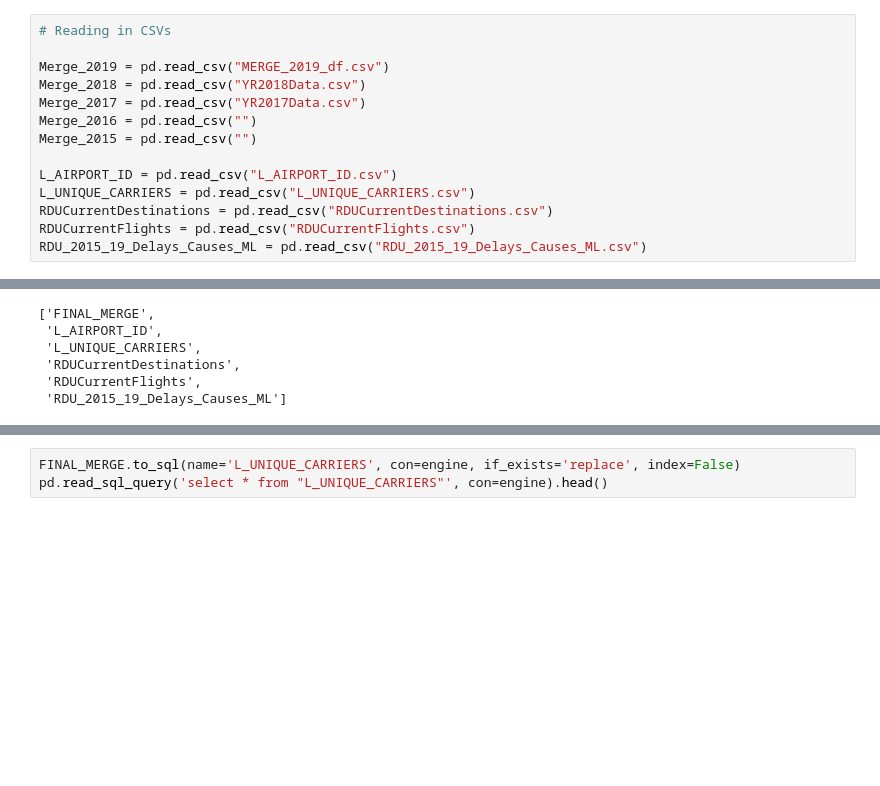
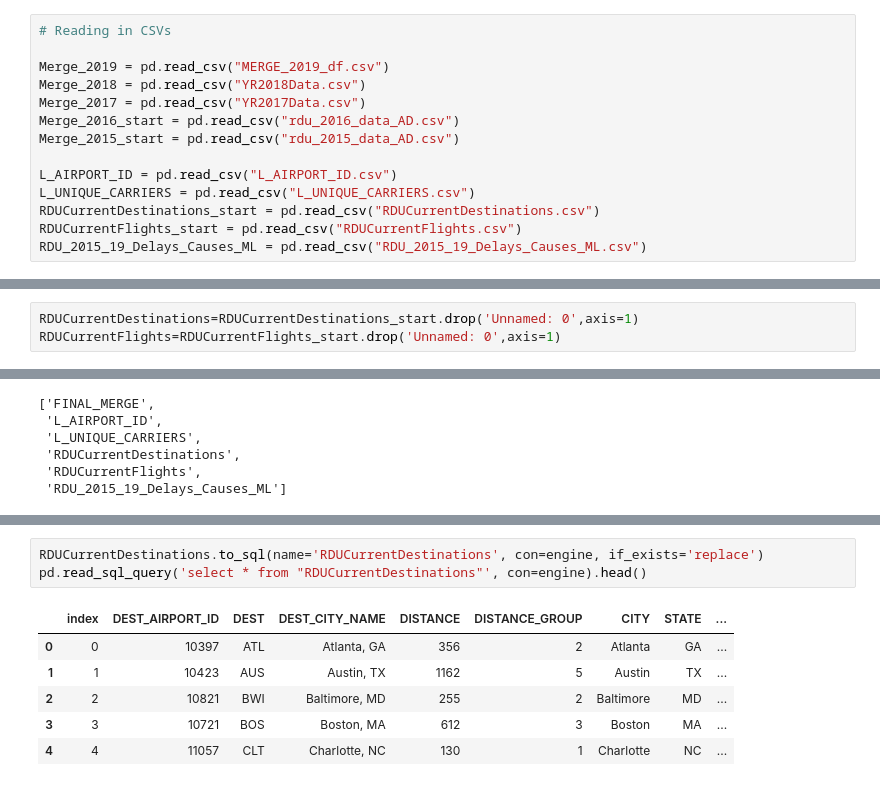
Before and after one commit to asdemonet/where-can-we-go, a Jupyter notebook: Resources/to_SQL.ipynb, the cells around one changed output, grey strips where cells are left out. Drawn from its saved outputs; the diff is of its cells as text; blank space fills up the shorter version.

```diff
--- a/Resources/to_SQL.ipynb
+++ b/Resources/to_SQL.ipynb
@@ -7,11 +7,11 @@ from sqlalchemy import create_engine
 Merge_2019 = pd.read_csv("MERGE_2019_df.csv")
 Merge_2018 = pd.read_csv("YR2018Data.csv")
 Merge_2017 = pd.read_csv("YR2017Data.csv")
-Merge_2016 = pd.read_csv("")
-Merge_2015 = pd.read_csv("")
+Merge_2016_start = pd.read_csv("rdu_2016_data_AD.csv")
+Merge_2015_start = pd.read_csv("rdu_2015_data_AD.csv")
 
 L_AIRPORT_ID = pd.read_csv("L_AIRPORT_ID.csv")
 L_UNIQUE_CARRIERS = pd.read_csv("L_UNIQUE_CARRIERS.csv")
-RDUCurrentDestinations = pd.read_csv("RDUCurrentDestinations.csv")
-RDUCurrentFlights = pd.read_csv("RDUCurrentFlights.csv")
+RDUCurrentDestinations_start = pd.read_csv("RDUCurrentDestinations.csv")
+RDUCurrentFlights_start = pd.read_csv("RDUCurrentFlights.csv")
 RDU_2015_19_Delays_Causes_ML = pd.read_csv("RDU_2015_19_Delays_Causes_ML.csv")
@@ -34,3 +45,6 @@ FINAL_MERGE_df
+# %%
+RDUCurrentDestinations=RDUCurrentDestinations_start.drop('Unnamed: 0',axis=1)
+RDUCurrentFlights=RDUCurrentFlights_start.drop('Unnamed: 0',axis=1)
 # %%
 connection_string = f'postgresql://postgres:Syracuse10!@localhost:5432/where-can-we-go'
 engine = create_engine(connection_string)
@@ -56,4 +90,11 @@ pd.read_sql_query('select * from "L_AIRPORT_ID"', con=engine).head()
 # %%
-FINAL_MERGE.to_sql(name='L_UNIQUE_CARRIERS', con=engine, if_exists='replace', index=False)
-pd.read_sql_query('select * from "L_UNIQUE_CARRIERS"', con=engine).head()
+RDUCurrentDestinations.to_sql(name='RDUCurrentDestinations', con=engine, if_exists='replace')
+pd.read_sql_query('select * from "RDUCurrentDestinations"', con=engine).head()
+# %% [output]
+|  | index | DEST_AIRPORT_ID | DEST | DEST_CITY_NAME | DISTANCE | DISTANCE_GROUP | CITY | STATE | ... |
+| 0 | 0 | 10397 | ATL | Atlanta, GA | 356 | 2 | Atlanta | GA | ... |
+| 1 | 1 | 10423 | AUS | Austin, TX | 1162 | 5 | Austin | TX | ... |
+| 2 | 2 | 10821 | BWI | Baltimore, MD | 255 | 2 | Baltimore | MD | ... |
+| 3 | 3 | 10721 | BOS | Boston, MA | 612 | 3 | Boston | MA | ... |
+| 4 | 4 | 11057 | CLT | Charlotte, NC | 130 | 1 | Charlotte | NC | ... |
 # %%
```
Also changed, not shown: parts of 10 cells of this notebook, 3 other files.
